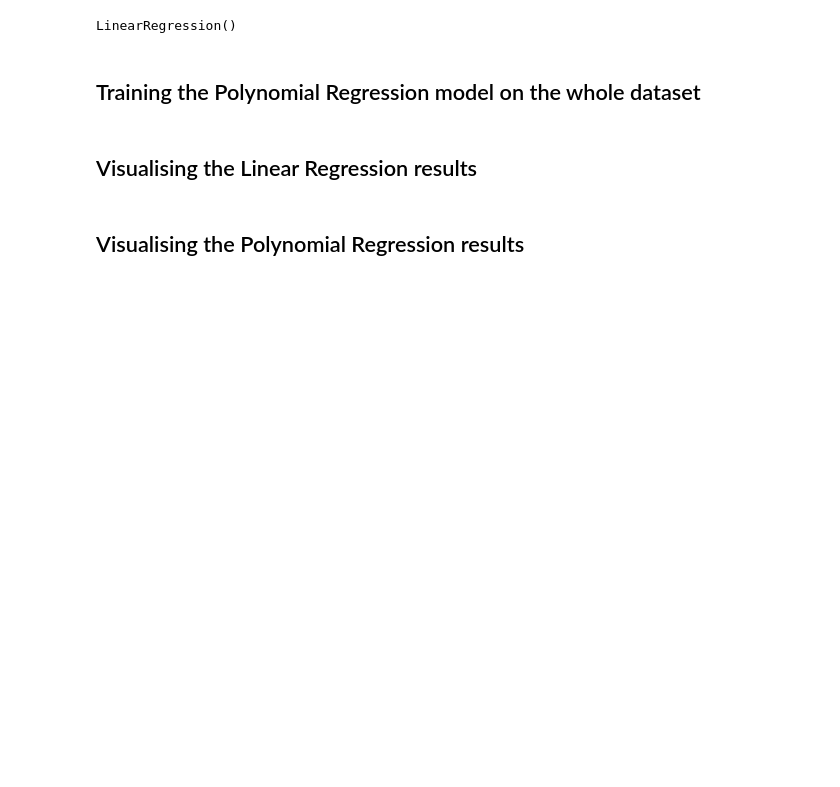
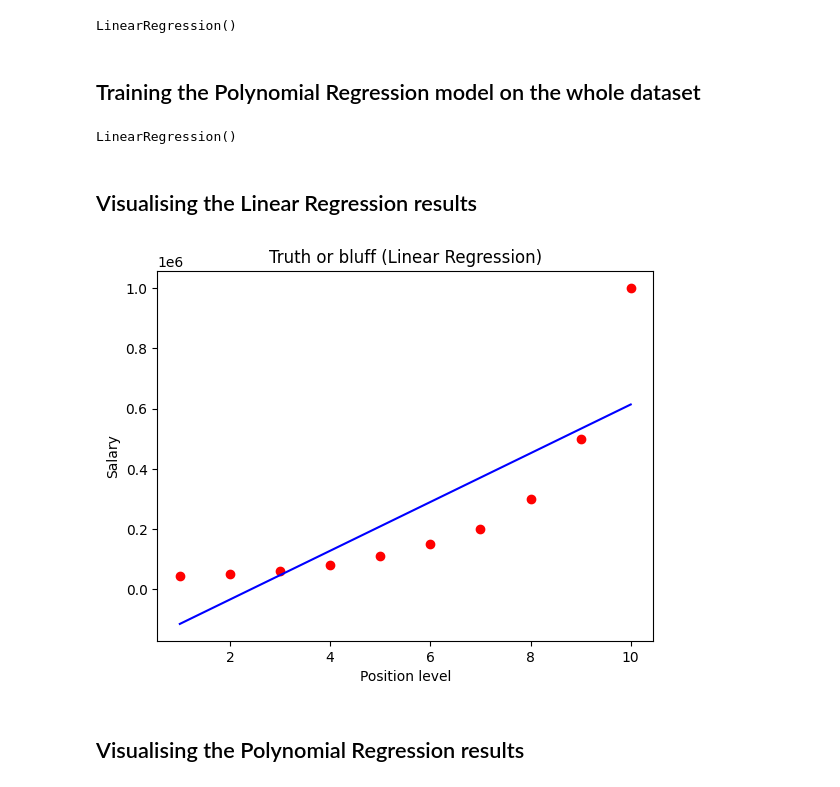
Before and after one commit to sitkaroy2020/MachineLearning-PolynomialRegreesionModel, a Jupyter notebook: polynomial_regression.ipynb, the cells around one changed output. Saved outputs shown, nothing was run; the diff lists cells and outputs as text; code cells hidden in the pictures; blank space fills up the shorter version.

```diff
--- a/polynomial_regression.ipynb
+++ b/polynomial_regression.ipynb
@@ -29,8 +29,25 @@ regressor.fit(X,Y)
 LinearRegression()
 # %% [markdown]
 ## Training the Polynomial Regression model on the whole dataset
+# %%
+from sklearn.preprocessing import PolynomialFeatures
+poly_reg = PolynomialFeatures(degree = 2)
+X_poly = poly_reg.fit_transform(X)
+lin_reg = LinearRegression()
+lin_reg.fit(X_poly,Y)
+# %% [output]
+LinearRegression()
 # %% [markdown]
 ## Visualising the Linear Regression results
+# %%
+plt.scatter(X,Y, color = 'red')
+plt.plot(X,regressor.predict(X), color = 'blue')
+plt.title('Truth or bluff (Linear Regression)')
+plt.xlabel('Position level')
+plt.ylabel('Salary')
+plt.show()
+# %% [output]
+[figure, added]
 # %% [markdown]
 ## Visualising the Polynomial Regression results
 # %% [markdown]
```
